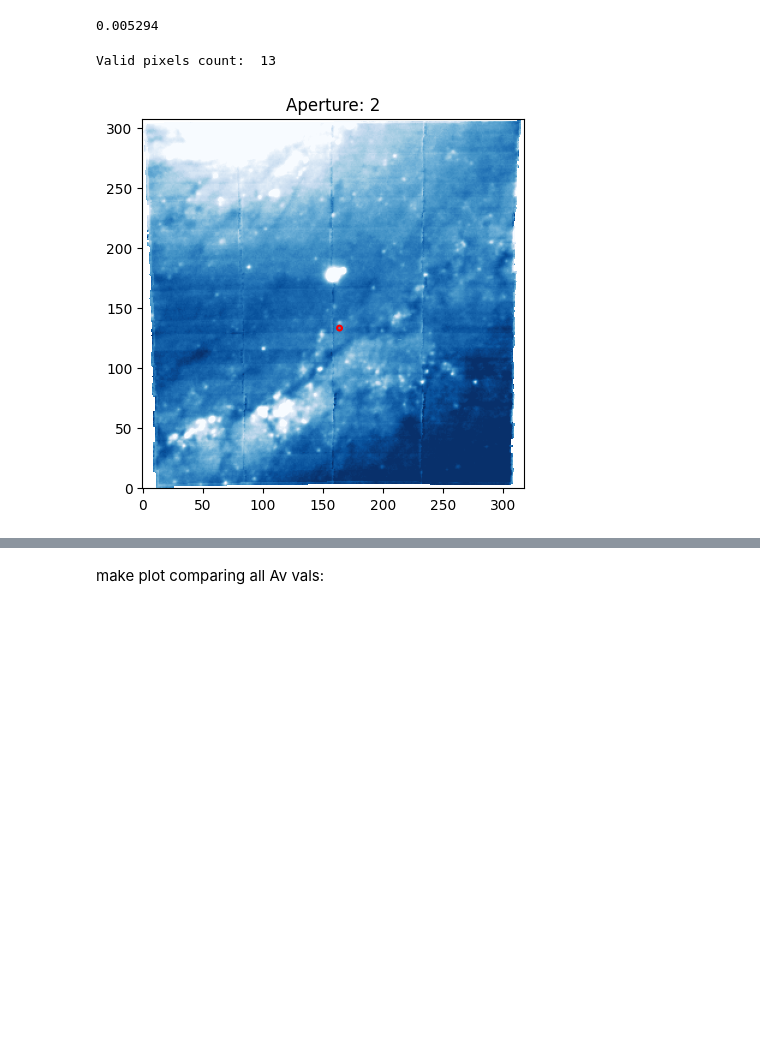
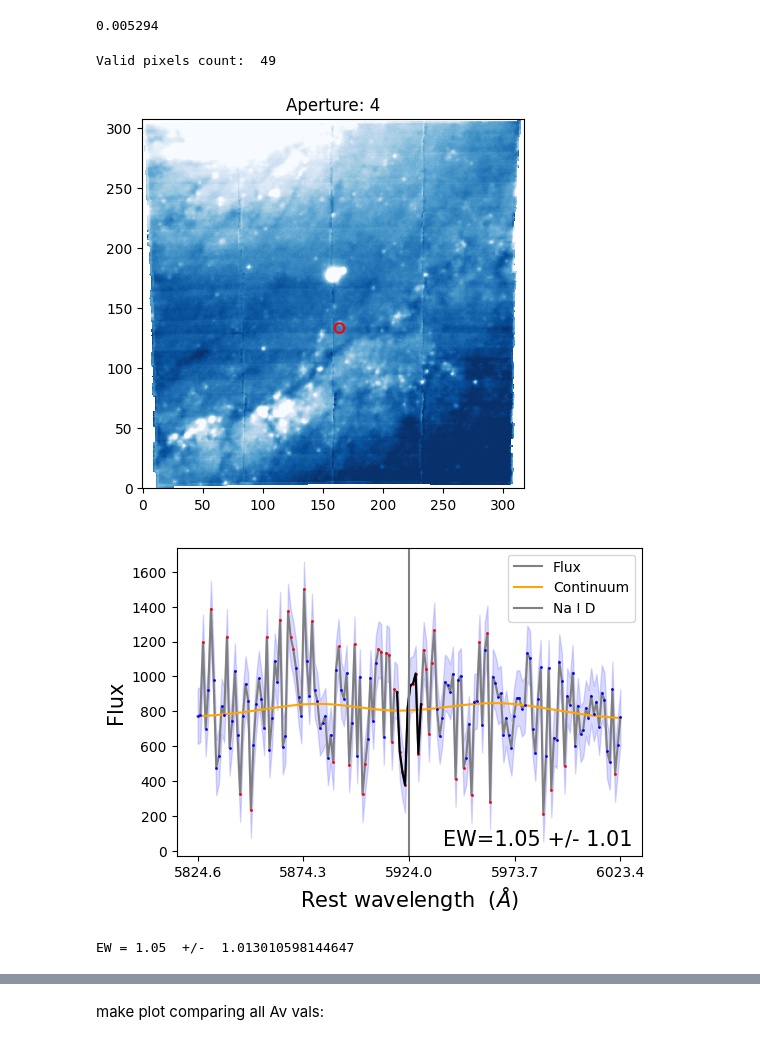
Before and after one commit to rita-png/extinction-ifs, a Jupyter notebook: SNe-host-comparison/poster-CC-sanpedro.ipynb, the cells around one changed output, grey strips where cells are left out. Drawn from its saved outputs; the diff is of its cells as text; code cells hidden in the pictures; blank space fills up the shorter version.

```diff
--- a/SNe-host-comparison/poster-CC-sanpedro.ipynb
+++ b/SNe-host-comparison/poster-CC-sanpedro.ipynb
@@ -481,7 +600,7 @@ z
 # %% [output]
 0.005294
 # %%
-ap=2
+ap=4
 spec_ap,pixels=circular_aperture_sum(cube[index-100:index+100,:,:],x,y, radius=ap)
 spec_ap_unc = circular_aperture_unc(ecube[index-100:index+100, :, :],x,y,radius=ap)
 
@@ -508,5 +627,15 @@ plt.show()
 #### following is commented, because theres no data for wavelengths around sodium
 ####out=EW_voronoi_bins(np.asarray([spec_ap]),wave[index-100:index+100],central_wavelength*(1+z),v=500,KS=100,plots=True)
 # %% [output]
-Valid pixels count:  13
+Valid pixels count:  49
 [figure]
+# %%
+if SN_name=="SN2006X": #not AO
+    print("GOOD BUT I NEED TO MEASURE THIS FOR THE APERTURE THAT MAXIMIZES SNR")
+    print("I should also check how this EW value compares to the Av I put in the ESO proposal plot"
+    EW_voronoi_bins(np.asarray([spec_ap]),wave[index-100:index+100],central_wavelength*(1+z),v=300,kernel_width_A=100,plots=True)
+elif SN_name=="SN2019ehk":
+    print("Cannot measure Na i D EW because of the use of adaptive optics")
+# %% [output]
+[figure, added]
+EW = 1.05  +/-  1.013010598144647
```
Also changed, not shown: parts of 41 cells of this notebook, 1 other file.
